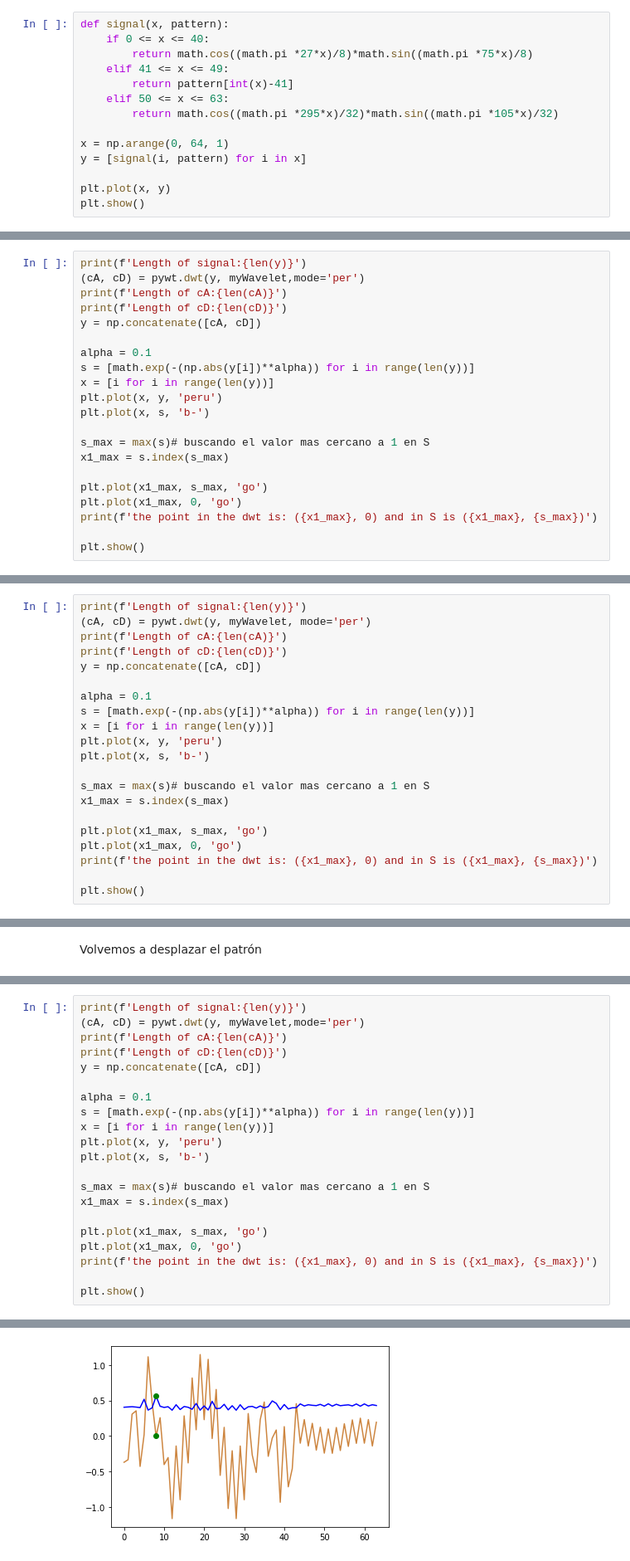
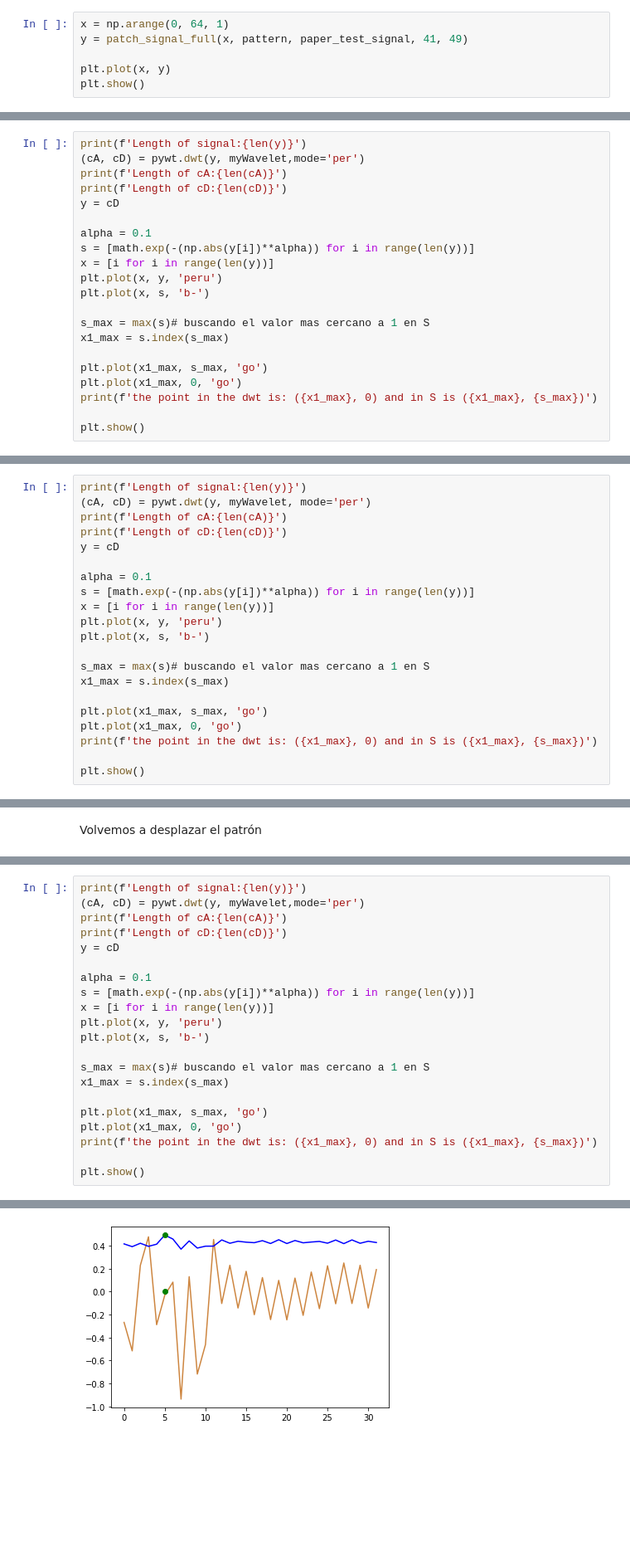
Before and after one commit to adrian13579/discrete-shapelet-transform, a Jupyter notebook: notebooks/1D_signal_example.ipynb, the cells around one changed output, grey strips where cells are left out. Shown at 83% size. Cells and saved outputs as stored; diff of their text form; blank space fills up the shorter version.

Commit message:
testing with different signals and pattern

```diff
--- a/notebooks/1D_signal_example.ipynb
+++ b/notebooks/1D_signal_example.ipynb
@@ -89,16 +90,8 @@ plt.show()
 # %% [markdown]
 Esta es la señal de ejemplo principal
 # %%
-def signal(x, pattern):
-    if 0 <= x <= 40:
-        return math.cos((math.pi *27*x)/8)*math.sin((math.pi *75*x)/8)
-    elif 41 <= x <= 49:
-        return pattern[int(x)-41]
-    elif 50 <= x <= 63:
-        return math.cos((math.pi *295*x)/32)*math.sin((math.pi *105*x)/32)
-
 x = np.arange(0, 64, 1)
-y = [signal(i, pattern) for i in x]
+y = patch_signal_full(x, pattern, paper_test_signal, 41, 49)
 
 plt.plot(x, y)
 plt.show()
@@ -111,7 +104,7 @@ print(f'Length of signal:{len(y)}')
 (cA, cD) = pywt.dwt(y, myWavelet,mode='per')
 print(f'Length of cA:{len(cA)}')
 print(f'Length of cD:{len(cD)}')
-y = np.concatenate([cA, cD])
+y = cD
 
 alpha = 0.1
 s = [math.exp(-(np.abs(y[i])**alpha)) for i in range(len(y))]
@@ -159,7 +153,7 @@ print(f'Length of signal:{len(y)}')
 (cA, cD) = pywt.dwt(y, myWavelet, mode='per')
 print(f'Length of cA:{len(cA)}')
 print(f'Length of cD:{len(cD)}')
-y = np.concatenate([cA, cD])
+y = cD
 
 alpha = 0.1
 s = [math.exp(-(np.abs(y[i])**alpha)) for i in range(len(y))]
@@ -204,7 +198,7 @@ print(f'Length of signal:{len(y)}')
 (cA, cD) = pywt.dwt(y, myWavelet,mode='per')
 print(f'Length of cA:{len(cA)}')
 print(f'Length of cD:{len(cD)}')
-y = np.concatenate([cA, cD])
+y = cD
 
 alpha = 0.1
 s = [math.exp(-(np.abs(y[i])**alpha)) for i in range(len(y))]
@@ -228,4 +222,4 @@ the point in the dwt is: (8, 0) and in S is (8, 0.5591706470526013)
-[figure, old version]
+[figure, new version]
 # %% [markdown]
 ## Experimentando con los filtros obtenidos en el articulo
 # %%
```
Also changed, not shown: parts of 28 cells of this notebook, 1 other file.
